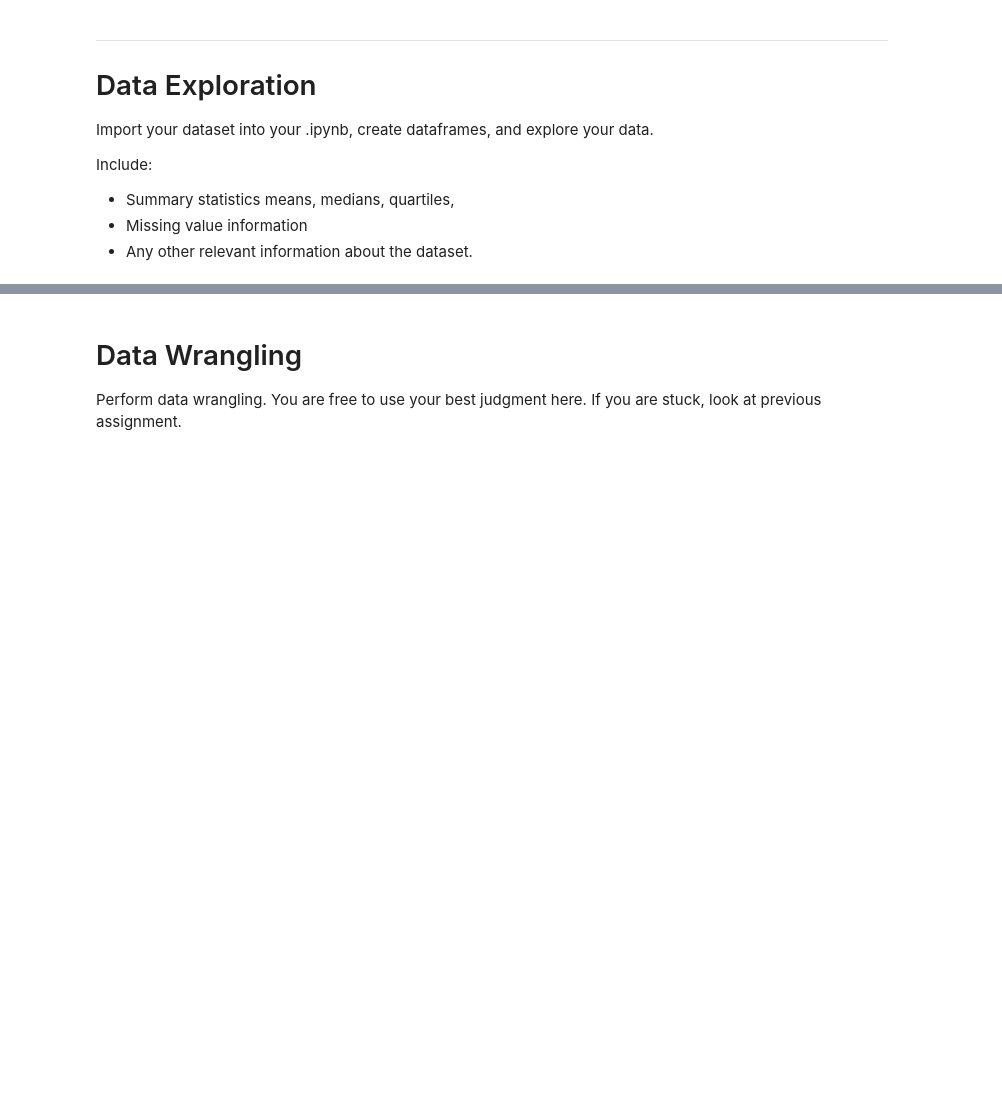
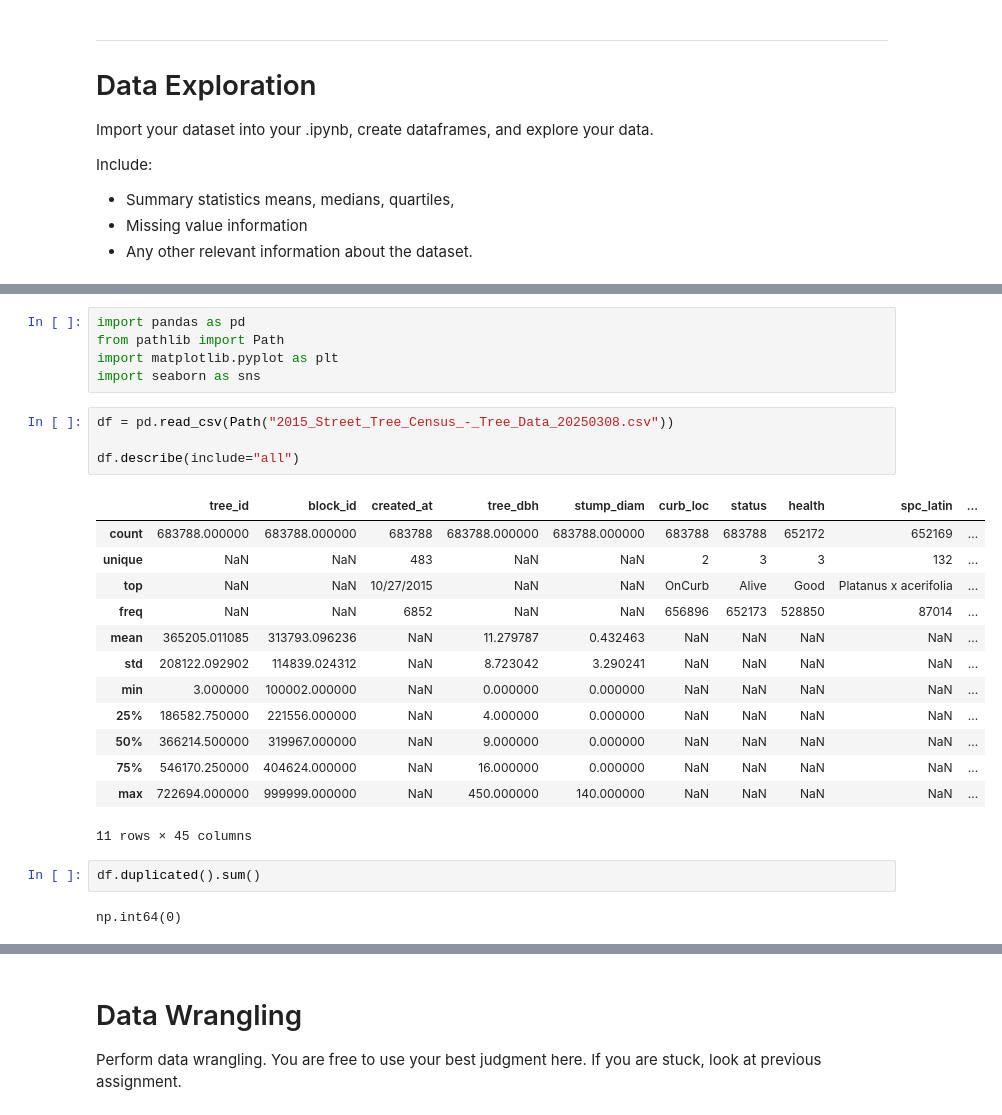
Before and after one commit to kevinhav/data602_assign_8, a Jupyter notebook: 08_assignment.ipynb, the cells around one changed output, grey strips where cells are left out. Drawn from its saved outputs; the diff is of its cells as text; blank space fills up the shorter version.

```diff
--- a/08_assignment.ipynb
+++ b/08_assignment.ipynb
@@ -49,0 +85,27 @@ Include:
+# %%
+import pandas as pd
+from pathlib import Path
+import matplotlib.pyplot as plt
+import seaborn as sns
+# %%
+df = pd.read_csv(Path("2015_Street_Tree_Census_-_Tree_Data_20250308.csv"))
+
+df.describe(include="all")
+# %% [output]
+|  | tree_id | block_id | created_at | tree_dbh | stump_diam | curb_loc | status | health | spc_latin | ... |
+| count | 683788.000000 | 683788.000000 | 683788 | 683788.000000 | 683788.000000 | 683788 | 683788 | 652172 | 652169 | ... |
+| unique | NaN | NaN | 483 | NaN | NaN | 2 | 3 | 3 | 132 | ... |
+| top | NaN | NaN | 10/27/2015 | NaN | NaN | OnCurb | Alive | Good | Platanus x acerifolia | ... |
+| freq | NaN | NaN | 6852 | NaN | NaN | 656896 | 652173 | 528850 | 87014 | ... |
+| mean | 365205.011085 | 313793.096236 | NaN | 11.279787 | 0.432463 | NaN | NaN | NaN | NaN | ... |
+| std | 208122.092902 | 114839.024312 | NaN | 8.723042 | 3.290241 | NaN | NaN | NaN | NaN | ... |
+| min | 3.000000 | 100002.000000 | NaN | 0.000000 | 0.000000 | NaN | NaN | NaN | NaN | ... |
+| 25% | 186582.750000 | 221556.000000 | NaN | 4.000000 | 0.000000 | NaN | NaN | NaN | NaN | ... |
+| 50% | 366214.500000 | 319967.000000 | NaN | 9.000000 | 0.000000 | NaN | NaN | NaN | NaN | ... |
+| 75% | 546170.250000 | 404624.000000 | NaN | 16.000000 | 0.000000 | NaN | NaN | NaN | NaN | ... |
+| max | 722694.000000 | 999999.000000 | NaN | 450.000000 | 140.000000 | NaN | NaN | NaN | NaN | ... |
+11 rows × 45 columns
+# %%
+df.duplicated().sum()
+# %% [output]
+np.int64(0)
```
Also changed, not shown: parts of 9 cells of this notebook, 2 other files.
